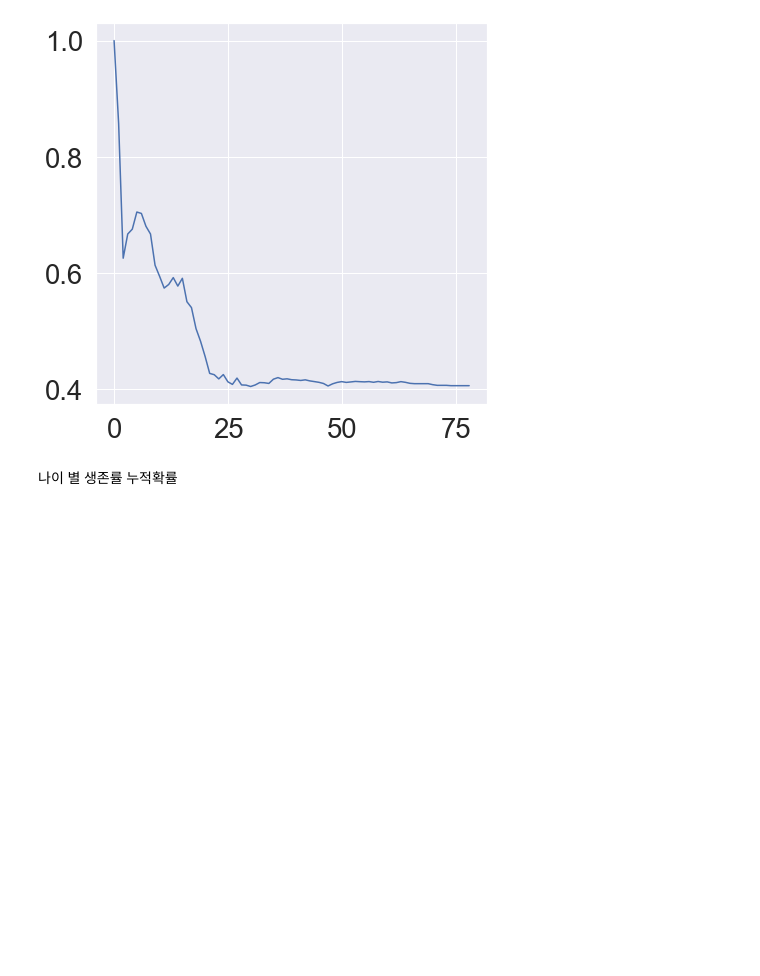
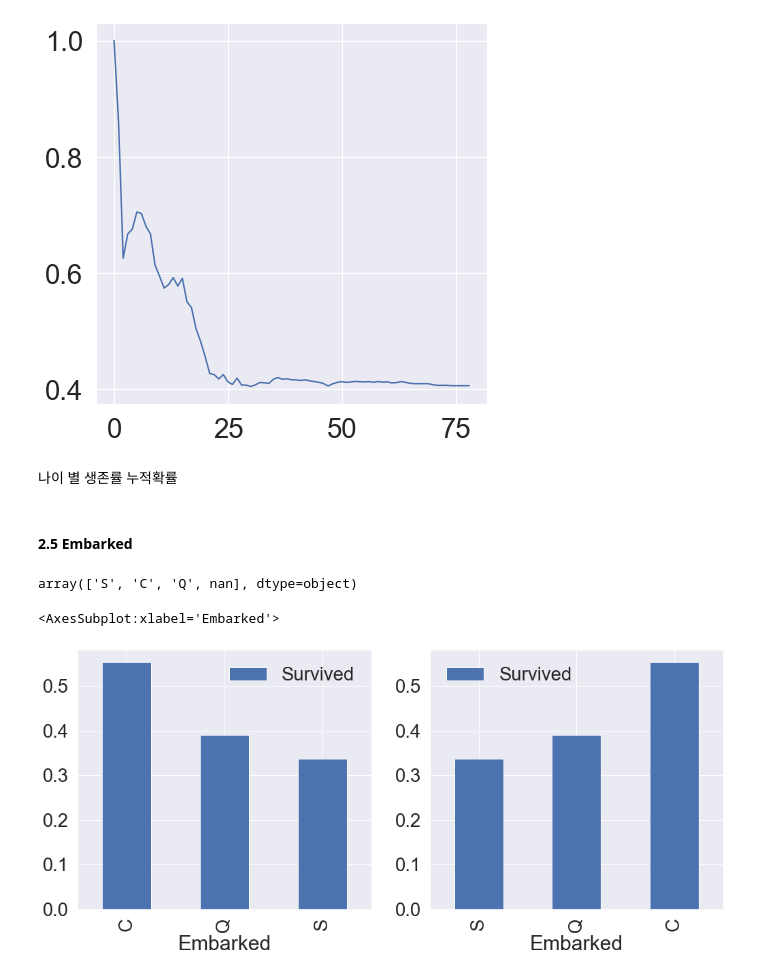
Before and after one commit to ming-90/Kaggle_Study, a Jupyter notebook: 1.titanic/titanic.ipynb, the cells around one changed output. Cells and saved outputs as stored; diff of their text form; code cells hidden in the pictures; blank space fills up the shorter version.

```diff
--- a/1.titanic/titanic.ipynb
+++ b/1.titanic/titanic.ipynb
@@ -338,3 +338,16 @@ plt.plot(cummulate_survived_ratio)
 [figure]
 # %% [markdown]
 나이 별 생존률 누적확률
+# %% [markdown]
+#### 2.5 Embarked
+# %%
+df_train['Embarked'].unique()
+# %% [output]
+array(['S', 'C', 'Q', nan], dtype=object)
+# %%
+f, ax = plt.subplots(1, 2, figsize=(17,7))
+df_train[['Embarked', 'Survived']].groupby(['Embarked'], as_index=True).mean().sort_values(by='Survived', ascending=True).plot.bar(ax=ax[1])
+df_train[['Embarked', 'Survived']].groupby(['Embarked'], as_index=True).mean().plot.bar(ax=ax[0])
+# %% [output]
+<AxesSubplot:xlabel='Embarked'>
+[figure, added]
```
Also changed, not shown: parts of 7 cells of this notebook.
